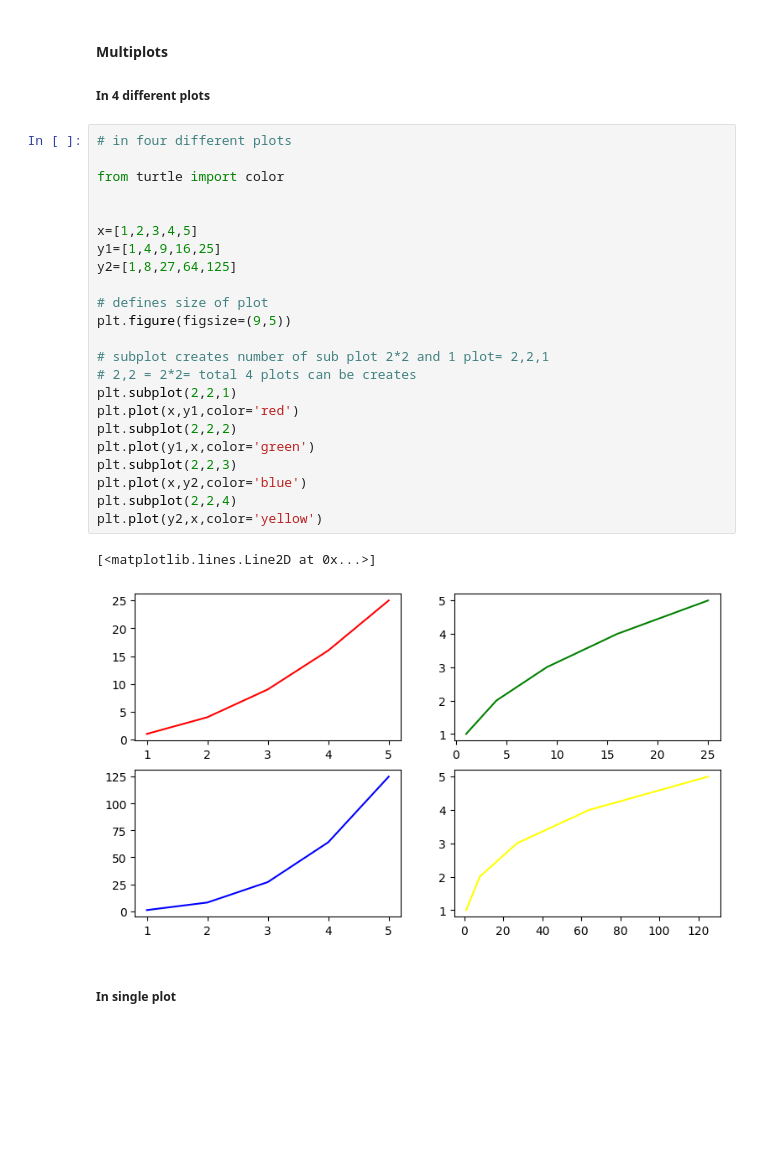
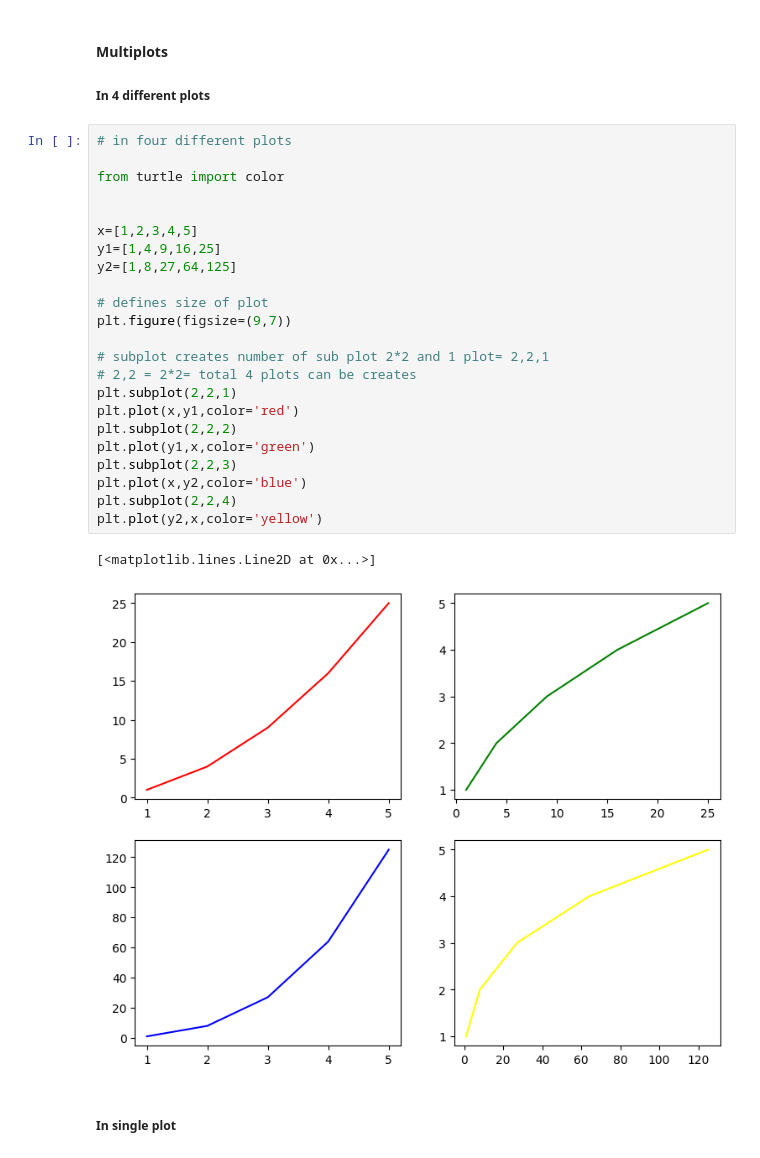
Before and after one commit to Adi1504dev/MachineLearning, a Jupyter notebook: 1 Python/4 Data Analysis/a5_matplotlib.ipynb, the cells around one changed output. Saved outputs shown, nothing was run; the diff lists cells and outputs as text; blank space fills up the shorter version.

```diff
--- a/1 Python/4 Data Analysis/a5_matplotlib.ipynb
+++ b/1 Python/4 Data Analysis/a5_matplotlib.ipynb
@@ -40,29 +38,29 @@ Text(0, 0.5, 'y-axis')
 # %%
 # in four different plots
 
 from turtle import color
 
 
 x=[1,2,3,4,5]
 y1=[1,4,9,16,25]
 y2=[1,8,27,64,125]
 
 # defines size of plot
-plt.figure(figsize=(9,5))
+plt.figure(figsize=(9,7))
 
 # subplot creates number of sub plot 2*2 and 1 plot= 2,2,1
 # 2,2 = 2*2= total 4 plots can be creates
 plt.subplot(2,2,1)
 plt.plot(x,y1,color='red')
 plt.subplot(2,2,2)
 plt.plot(y1,x,color='green')
 plt.subplot(2,2,3)
 plt.plot(x,y2,color='blue')
 plt.subplot(2,2,4)
 plt.plot(y2,x,color='yellow')
 # %% [output]
 [<matplotlib.lines.Line2D at 0x...>]
-[figure, old version]
+[figure, new version]
 # %% [markdown]
 ##### In single plot
 # %%
```
Also changed, not shown: parts of 5 cells of this notebook, 40 other files.
